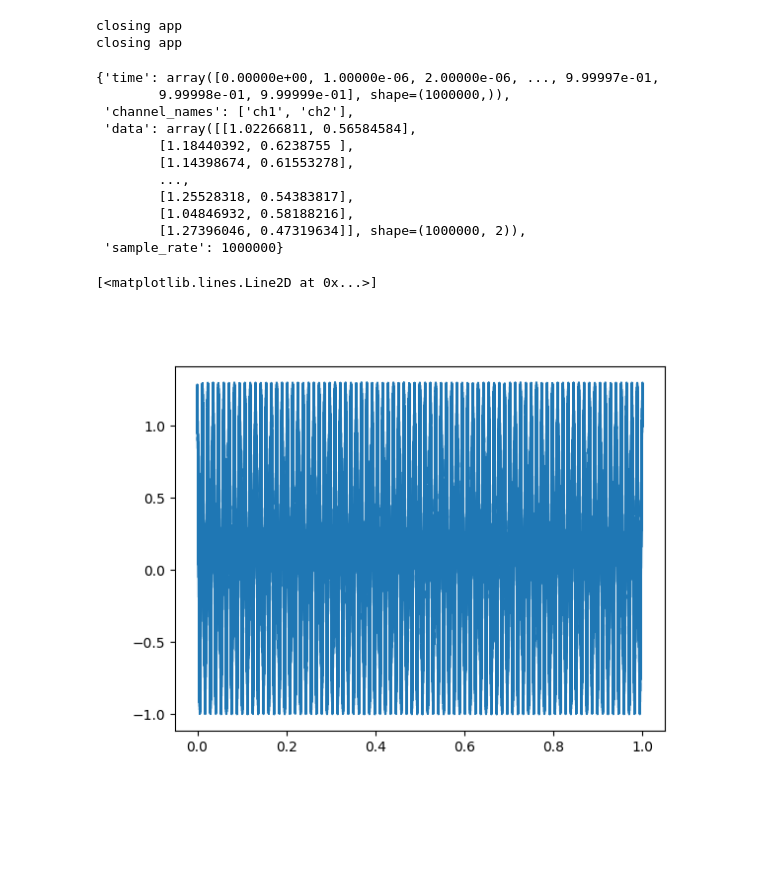
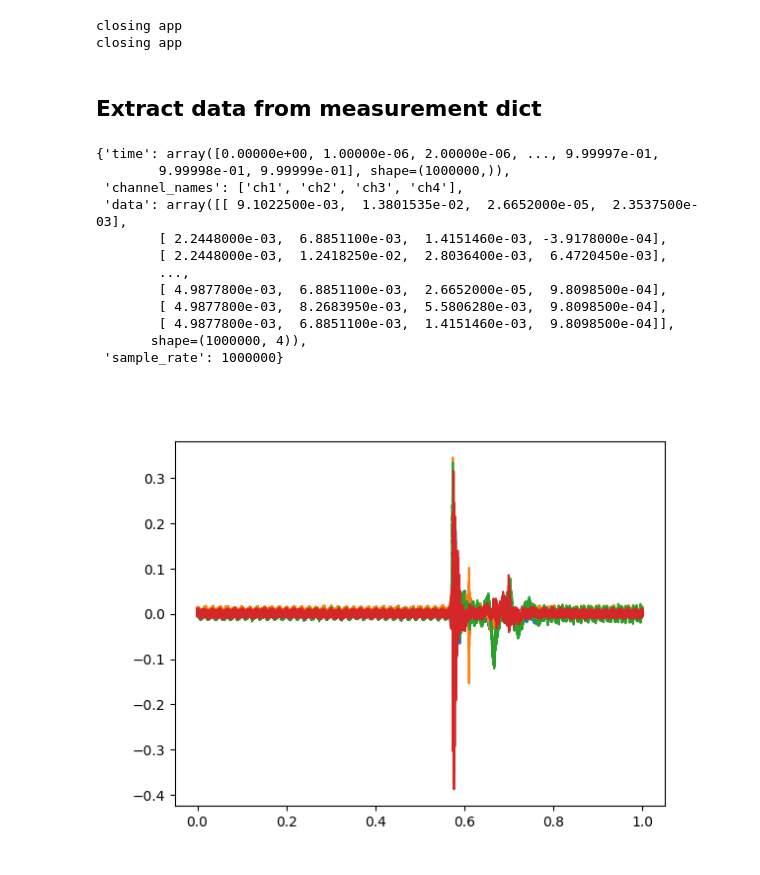
Before and after one commit to MrP123/scf_daq, a Jupyter notebook: main.ipynb, the cells around one changed output. Cells and saved outputs as stored; diff of their text form; code cells hidden in the pictures; blank space fills up the shorter version.

```diff
--- a/main.ipynb
+++ b/main.ipynb
@@ -48,37 +100,47 @@ Trigger settings:
         - level               None
         - presamples          None
         - type                None
-# %%
-ldaq.run(1.)
-# %% [output]
-closing app
-closing app
+# %%
+# Set the trigger on the input task
+#ldaq.set_trigger(source=acquisition_name, channel="ch1", level=0.02, duration=1.0, presamples=1)
+
+ldaq.run(1.0)
+# %% [output]
+closing app
+closing app
+# %% [markdown]
+## Extract data from measurement dict
 # %%
 measurement = ldaq.get_measurement_dict()
-data = measurement["sim"]
+data = measurement[acquisition_name]
 data
 # %% [output]
 {'time': array([0.00000e+00, 1.00000e-06, 2.00000e-06, ..., 9.99997e-01,
         9.99998e-01, 9.99999e-01], shape=(1000000,)),
- 'channel_names': ['ch1', 'ch2'],
- 'data': array([[1.02266811, 0.56584584],
-        [1.18440392, 0.6238755 ],
-        [1.14398674, 0.61553278],
+ 'channel_names': ['ch1', 'ch2', 'ch3', 'ch4'],
+ 'data': array([[ 9.1022500e-03,  1.3801535e-02,  2.6652000e-05,  2.3537500e-03],
+        [ 2.2448000e-03,  6.8851100e-03,  1.4151460e-03, -3.9178000e-04],
+        [ 2.2448000e-03,  1.2418250e-02,  2.8036400e-03,  6.4720450e-03],
         ...,
-        [1.25528318, 0.54383817],
-        [1.04846932, 0.58188216],
-        [1.27396046, 0.47319634]], shape=(1000000, 2)),
+        [ 4.9877800e-03,  6.8851100e-03,  2.6652000e-05,  9.8098500e-04],
+        [ 4.9877800e-03,  8.2683950e-03,  5.5806280e-03,  9.8098500e-04],
+        [ 4.9877800e-03,  6.8851100e-03,  1.4151460e-03,  9.8098500e-04]],
+       shape=(1000000, 4)),
  'sample_rate': 1000000}
 # %%
 time = data["time"]
 fs = data["sample_rate"]
 raw_data = data["data"]
 
+
 ch1_data = raw_data[:, data["channel_names"].index("ch1")]
 ch2_data = raw_data[:, data["channel_names"].index("ch2")]
+ch3_data = raw_data[:, data["channel_names"].index("ch3")]
+ch4_data = raw_data[:, data["channel_names"].index("ch4")]
 # %%
 %matplotlib widget
-plt.plot(time, ch1_data)
+plt.clf()
+plt.plot(time, ch1_data, time, ch2_data, time, ch3_data, time, ch4_data)
+plt.show()
 # %% [output]
-[<matplotlib.lines.Line2D at 0x...>]
-[figure, old version]
+[figure, new version]
```
Also changed, not shown: parts of 11 cells of this notebook.
